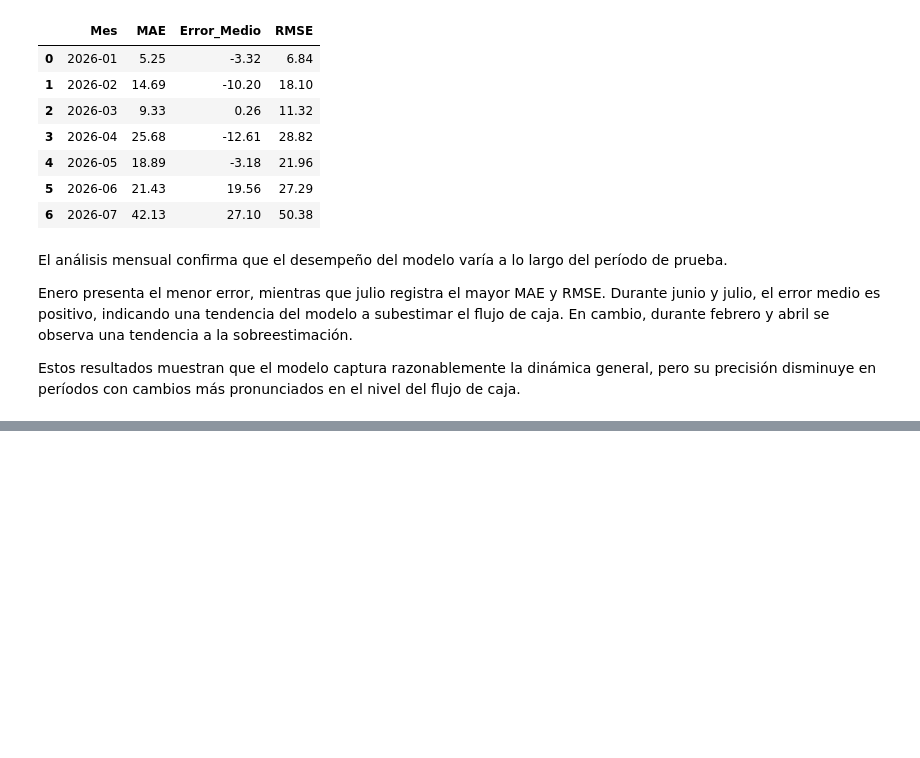
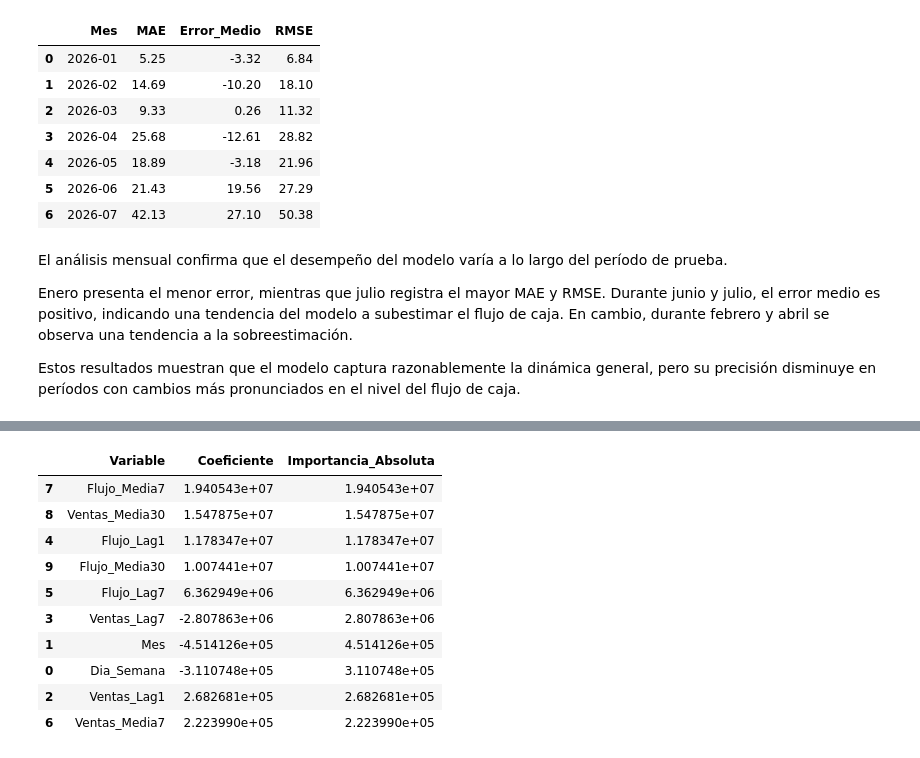
Before and after one commit to Vyena/ml_finance_teixeiradossantos, a Jupyter notebook: notebooks/Proyecto final/proyecto_flujo_caja.ipynb, the cells around one changed output, grey strips where cells are left out. Cells and saved outputs as stored; diff of their text form; code cells hidden in the pictures; blank space fills up the shorter version.

```diff
--- a/notebooks/Proyecto final/proyecto_flujo_caja.ipynb
+++ b/notebooks/Proyecto final/proyecto_flujo_caja.ipynb
@@ -1510,0 +1517,28 @@ Estos resultados muestran que el modelo captura razonablemente la dinámica gene
+# %%
+coeficientes_ridge = pd.DataFrame({
+    "Variable": features,
+    "Coeficiente": modelo_ridge_final.named_steps["ridge"].coef_
+})
+
+coeficientes_ridge["Importancia_Absoluta"] = (
+    coeficientes_ridge["Coeficiente"].abs()
+)
+
+coeficientes_ridge = coeficientes_ridge.sort_values(
+    "Importancia_Absoluta",
+    ascending=False
+)
+
+display(coeficientes_ridge)
+# %% [output]
+|  | Variable | Coeficiente | Importancia_Absoluta |
+| 7 | Flujo_Media7 | 1.940543e+07 | 1.940543e+07 |
+| 8 | Ventas_Media30 | 1.547875e+07 | 1.547875e+07 |
+| 4 | Flujo_Lag1 | 1.178347e+07 | 1.178347e+07 |
+| 9 | Flujo_Media30 | 1.007441e+07 | 1.007441e+07 |
+| 5 | Flujo_Lag7 | 6.362949e+06 | 6.362949e+06 |
+| 3 | Ventas_Lag7 | -2.807863e+06 | 2.807863e+06 |
+| 1 | Mes | -4.514126e+05 | 4.514126e+05 |
+| 0 | Dia_Semana | -3.110748e+05 | 3.110748e+05 |
+| 2 | Ventas_Lag1 | 2.682681e+05 | 2.682681e+05 |
+| 6 | Ventas_Media7 | 2.223990e+05 | 2.223990e+05 |
```
Also changed, not shown: parts of 5 cells of this notebook.
